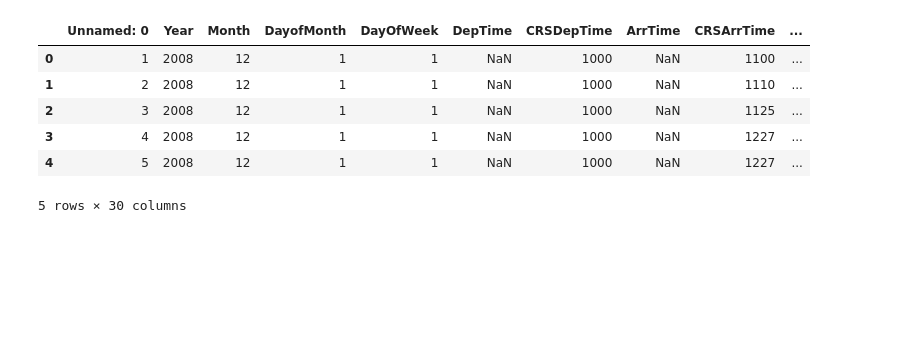
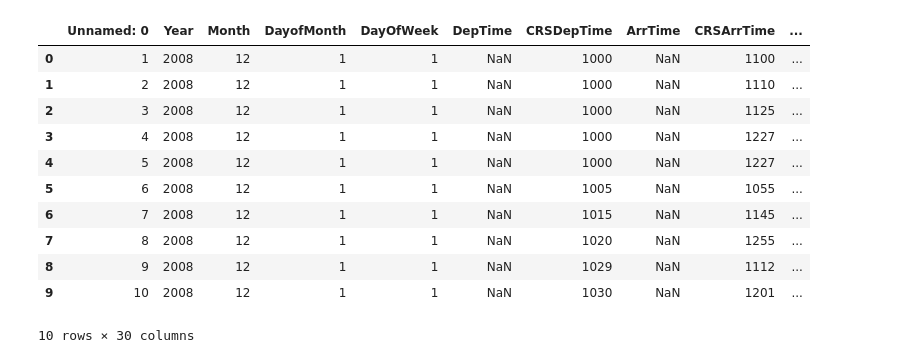
Before and after one commit to luisosmx/Python-for-data-science-and-big-data-essential, a Jupyter notebook: Introduccion_a_Pandas.ipynb, the cells around one changed output. Saved outputs shown, nothing was run; the diff lists cells and outputs as text; code cells hidden in the pictures; blank space fills up the shorter version.

```diff
--- a/Introduccion_a_Pandas.ipynb
+++ b/Introduccion_a_Pandas.ipynb
@@ -5,12 +5,17 @@ import pandas as pd
 # %%
 df = pd.read_csv('/content/airline_dec_2008_50k.csv', nrows = 100000)
 # %%
-df.head()
+df.head(10)
 # %% [output]
 |  | Unnamed: 0 | Year | Month | DayofMonth | DayOfWeek | DepTime | CRSDepTime | ArrTime | CRSArrTime | ... |
 | 0 | 1 | 2008 | 12 | 1 | 1 | NaN | 1000 | NaN | 1100 | ... |
 | 1 | 2 | 2008 | 12 | 1 | 1 | NaN | 1000 | NaN | 1110 | ... |
 | 2 | 3 | 2008 | 12 | 1 | 1 | NaN | 1000 | NaN | 1125 | ... |
 | 3 | 4 | 2008 | 12 | 1 | 1 | NaN | 1000 | NaN | 1227 | ... |
 | 4 | 5 | 2008 | 12 | 1 | 1 | NaN | 1000 | NaN | 1227 | ... |
+| 5 | 6 | 2008 | 12 | 1 | 1 | NaN | 1005 | NaN | 1055 | ... |
+| 6 | 7 | 2008 | 12 | 1 | 1 | NaN | 1015 | NaN | 1145 | ... |
+| 7 | 8 | 2008 | 12 | 1 | 1 | NaN | 1020 | NaN | 1255 | ... |
+| 8 | 9 | 2008 | 12 | 1 | 1 | NaN | 1029 | NaN | 1112 | ... |
+| 9 | 10 | 2008 | 12 | 1 | 1 | NaN | 1030 | NaN | 1201 | ... |
-5 rows × 30 columns
+10 rows × 30 columns
```
Also changed, not shown: parts of 8 cells of this notebook.
